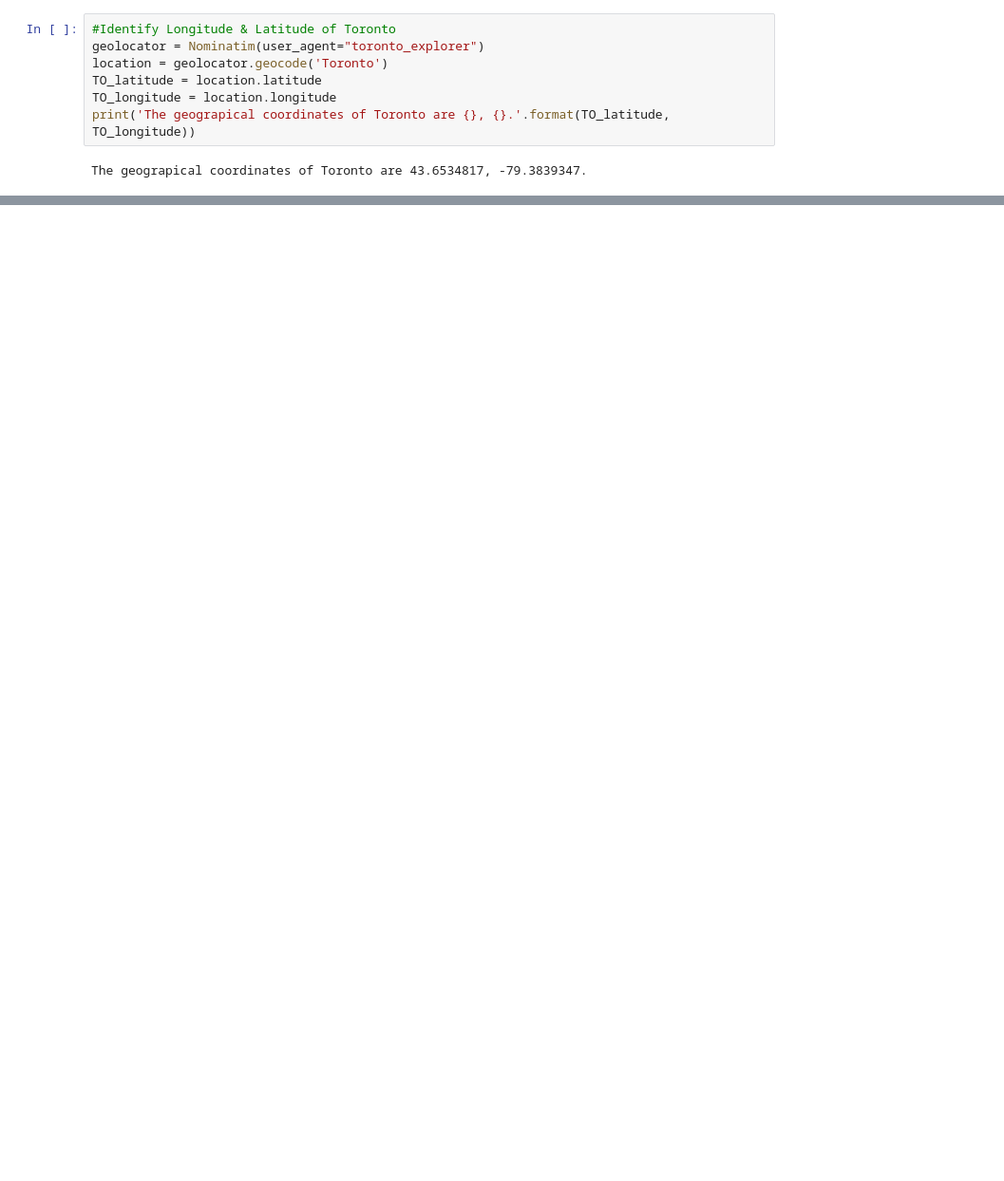
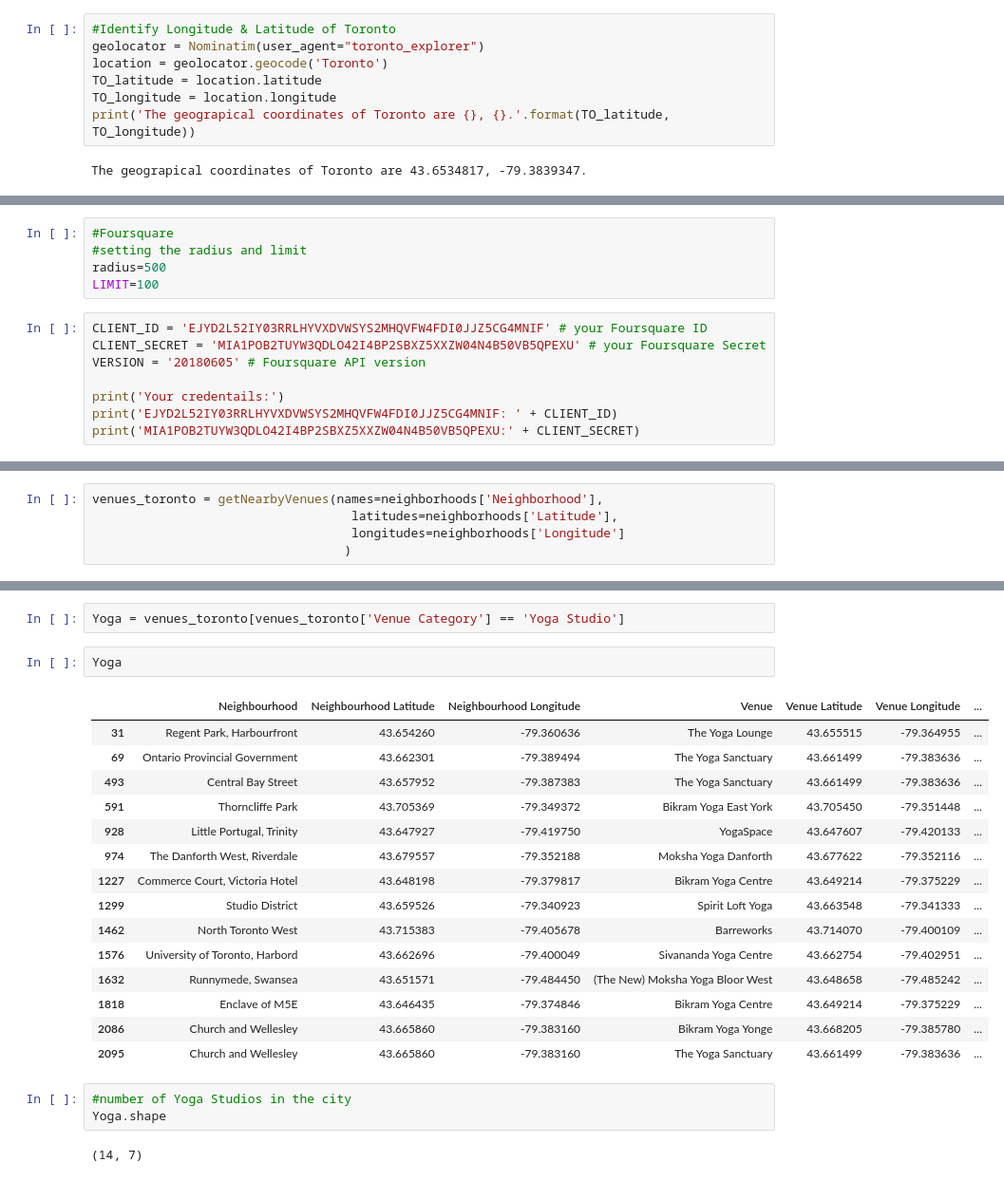
Before and after one commit to osopez/Coursera_Capstone, a Jupyter notebook: Segmenting and Clustering Neighborhoods in Toronto.ipynb, the cells around one changed output, grey strips where cells are left out. Shown at 95% size. Saved outputs shown, nothing was run; the diff lists cells and outputs as text; blank space fills up the shorter version.

```diff
--- a/Segmenting and Clustering Neighborhoods in Toronto.ipynb
+++ b/Segmenting and Clustering Neighborhoods in Toronto.ipynb
@@ -185,3 +193,16 @@ for lat, lng, borough, neighborhood in zip(neighborhoods['Latitude'], neighborho
 map_toronto
 # %% [output]
 [interactive output not drawn]
+# %%
+#Foursquare
+#setting the radius and limit
+radius=500
+LIMIT=100
+# %%
+CLIENT_ID = 'EJYD2L52IY03RRLHYVXDVWSYS2MHQVFW4FDI0JJZ5CG4MNIF' # your Foursquare ID
+CLIENT_SECRET = 'MIA1POB2TUYW3QDLO42I4BP2SBXZ5XXZW04N4B50VB5QPEXU' # your Foursquare Secret
+VERSION = '20180605' # Foursquare API version
+
+print('Your credentails:')
+print('EJYD2L52IY03RRLHYVXDVWSYS2MHQVFW4FDI0JJZ5CG4MNIF: ' + CLIENT_ID)
+print('MIA1POB2TUYW3QDLO42I4BP2SBXZ5XXZW04N4B50VB5QPEXU:' + CLIENT_SECRET)
@@ -187,0 +254,5 @@ map_toronto
+# %%
+venues_toronto = getNearbyVenues(names=neighborhoods['Neighborhood'],
+                                   latitudes=neighborhoods['Latitude'],
+                                   longitudes=neighborhoods['Longitude']
+                                  )
@@ -187,0 +313,25 @@ map_toronto
+# %%
+Yoga = venues_toronto[venues_toronto['Venue Category'] == 'Yoga Studio']
+# %%
+Yoga
+# %% [output]
+|  | Neighbourhood | Neighbourhood Latitude | Neighbourhood Longitude | Venue | Venue Latitude | Venue Longitude | ... |
+| 31 | Regent Park, Harbourfront | 43.654260 | -79.360636 | The Yoga Lounge | 43.655515 | -79.364955 | ... |
+| 69 | Ontario Provincial Government | 43.662301 | -79.389494 | The Yoga Sanctuary | 43.661499 | -79.383636 | ... |
+| 493 | Central Bay Street | 43.657952 | -79.387383 | The Yoga Sanctuary | 43.661499 | -79.383636 | ... |
+| 591 | Thorncliffe Park | 43.705369 | -79.349372 | Bikram Yoga East York | 43.705450 | -79.351448 | ... |
+| 928 | Little Portugal, Trinity | 43.647927 | -79.419750 | YogaSpace | 43.647607 | -79.420133 | ... |
+| 974 | The Danforth West, Riverdale | 43.679557 | -79.352188 | Moksha Yoga Danforth | 43.677622 | -79.352116 | ... |
+| 1227 | Commerce Court, Victoria Hotel | 43.648198 | -79.379817 | Bikram Yoga Centre | 43.649214 | -79.375229 | ... |
+| 1299 | Studio District | 43.659526 | -79.340923 | Spirit Loft Yoga | 43.663548 | -79.341333 | ... |
+| 1462 | North Toronto West | 43.715383 | -79.405678 | Barreworks | 43.714070 | -79.400109 | ... |
+| 1576 | University of Toronto, Harbord | 43.662696 | -79.400049 | Sivananda Yoga Centre | 43.662754 | -79.402951 | ... |
+| 1632 | Runnymede, Swansea | 43.651571 | -79.484450 | (The New) Moksha Yoga Bloor West | 43.648658 | -79.485242 | ... |
+| 1818 | Enclave of M5E | 43.646435 | -79.374846 | Bikram Yoga Centre | 43.649214 | -79.375229 | ... |
+| 2086 | Church and Wellesley | 43.665860 | -79.383160 | Bikram Yoga Yonge | 43.668205 | -79.385780 | ... |
+| 2095 | Church and Wellesley | 43.665860 | -79.383160 | The Yoga Sanctuary | 43.661499 | -79.383636 | ... |
+# %%
+#number of Yoga Studios in the city
+Yoga.shape
+# %% [output]
+(14, 7)
```
Also changed, not shown: parts of 26 cells of this notebook.
